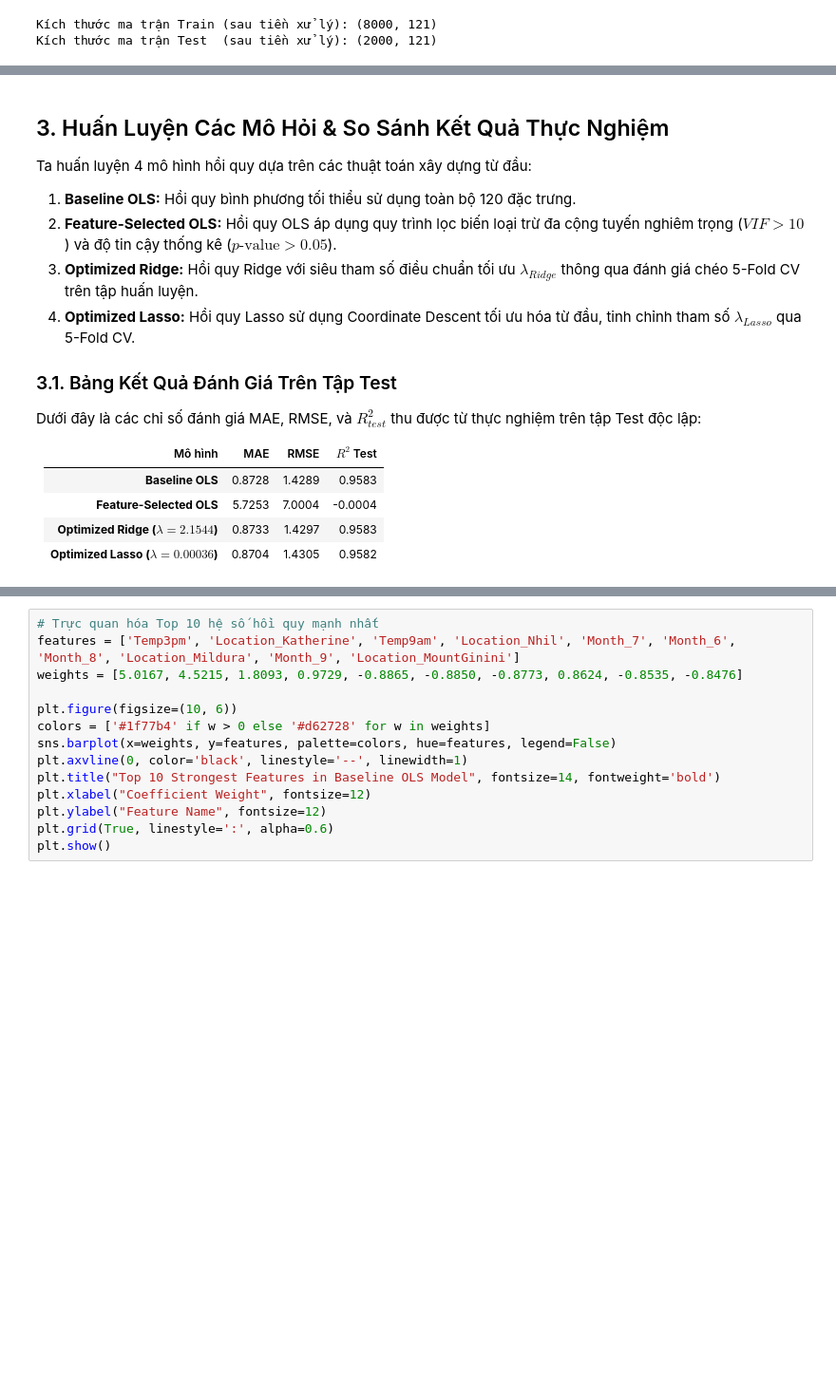
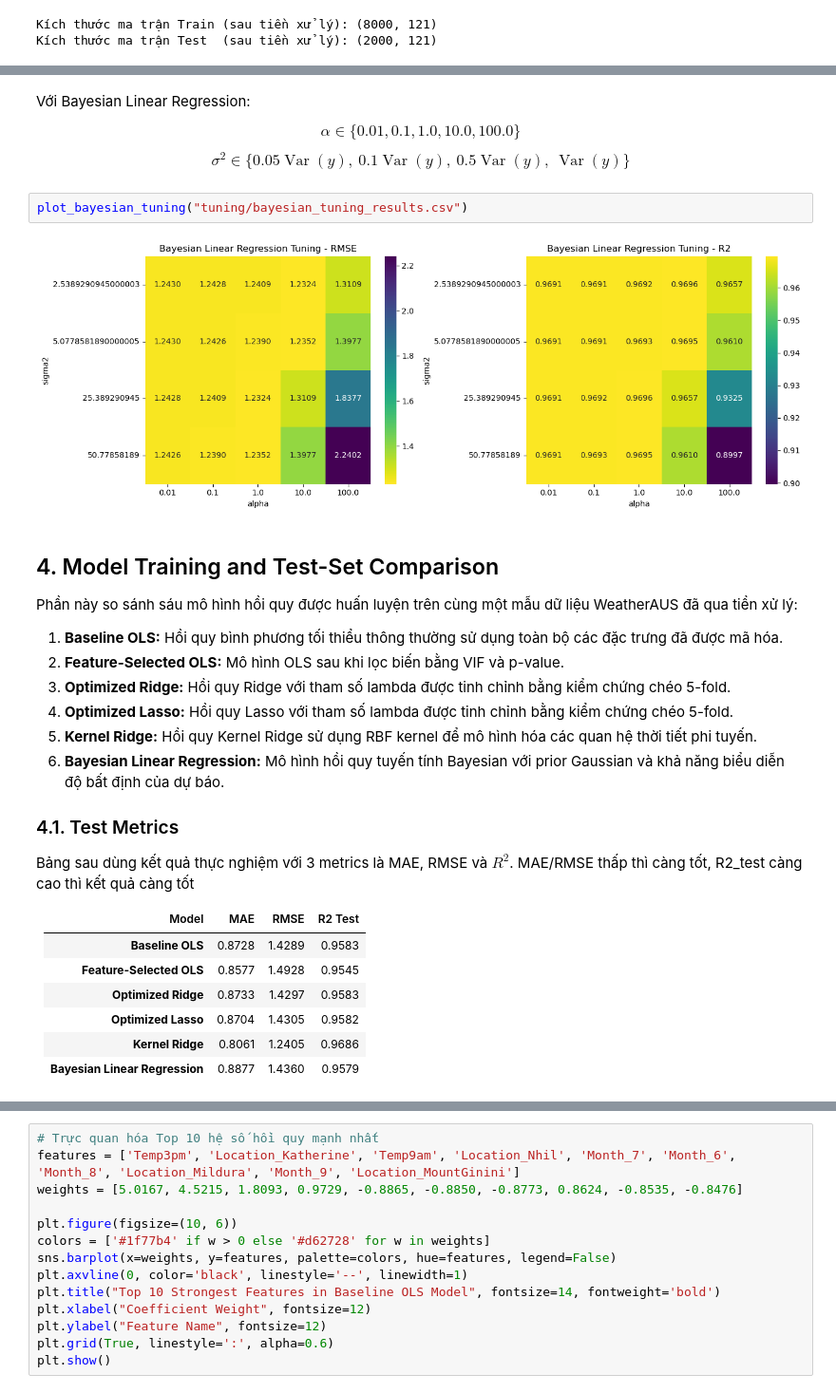
Before and after one commit to Hoaiduc195/project_2, a Jupyter notebook: part2/part2_notebook.ipynb, the cells around one changed output, grey strips where cells are left out. Shown at 95% size. Drawn from its saved outputs; the diff is of its cells as text; blank space fills up the shorter version.

```diff
--- a/part2/part2_notebook.ipynb
+++ b/part2/part2_notebook.ipynb
@@ -93,22 +404,40 @@ Kích thước ma trận Test  (sau tiền xử lý): (2000, 121)
+# %% [markdown]
+Với Bayesian Linear Regression:
+
+$$
+\alpha \in \{0.01, 0.1, 1.0, 10.0, 100.0\}
+$$
+
+$$
+\sigma^2 \in
+\{0.05\operatorname{Var}(y),\ 0.1\operatorname{Var}(y),\ 0.5\operatorname{Var}(y),\ \operatorname{Var}(y)\}
+$$
+# %%
+plot_bayesian_tuning("tuning/bayesian_tuning_results.csv")
+# %% [output]
+[figure, added]
 # %% [markdown]
-## 3. Huấn Luyện Các Mô Hỏi & So Sánh Kết Quả Thực Nghiệm
+## 4. Model Training and Test-Set Comparison
 
-Ta huấn luyện 4 mô hình hồi quy dựa trên các thuật toán xây dựng từ đầu:
-1. **Baseline OLS:** Hồi quy bình phương tối thiểu sử dụng toàn bộ 120 đặc trưng.
-2. **Feature-Selected OLS:** Hồi quy OLS áp dụng quy trình lọc biến loại trừ đa cộng tuyến nghiêm trọng ($VIF > 10$) và độ tin cậy thống kê ($p\text{-value} > 0.05$).
-3. **Optimized Ridge:** Hồi quy Ridge với siêu tham số điều chuẩn tối ưu $\lambda_{Ridge}$ thông qua đánh giá chéo 5-Fold CV trên tập huấn luyện.
-4. **Optimized Lasso:** Hồi quy Lasso sử dụng Coordinate Descent tối ưu hóa từ đầu, tinh chỉnh tham số $\lambda_{Lasso}$ qua 5-Fold CV.
+Phần này so sánh sáu mô hình hồi quy được huấn luyện trên cùng một mẫu dữ liệu WeatherAUS đã qua tiền xử lý:
+1. **Baseline OLS:** Hồi quy bình phương tối thiểu thông thường sử dụng toàn bộ các đặc trưng đã được mã hóa.
+2. **Feature-Selected OLS:** Mô hình OLS sau khi lọc biến bằng VIF và p-value.
+3. **Optimized Ridge:** Hồi quy Ridge với tham số lambda được tinh chỉnh bằng kiểm chứng chéo 5-fold.
+4. **Optimized Lasso:** Hồi quy Lasso với tham số lambda được tinh chỉnh bằng kiểm chứng chéo 5-fold.
+5. **Kernel Ridge:** Hồi quy Kernel Ridge sử dụng RBF kernel để mô hình hóa các quan hệ thời tiết phi tuyến.
+6. **Bayesian Linear Regression:** Mô hình hồi quy tuyến tính Bayesian với prior Gaussian và khả năng biểu diễn độ bất định của dự báo.
 
-### 3.1. Bảng Kết Quả Đánh Giá Trên Tập Test
+### 4.1. Test Metrics
+Bảng sau dùng kết quả thực nghiệm với 3 metrics là MAE, RMSE và $R^2$. MAE/RMSE thấp thì càng tốt, R2_test càng cao thì kết quả càng tốt
 
-Dưới đây là các chỉ số đánh giá MAE, RMSE, và $R^2_{test}$ thu được từ thực nghiệm trên tập Test độc lập:
-
-| Mô hình | MAE | RMSE | $R^2$ Test |
+| Model | MAE | RMSE | R2 Test |
 | :--- | :---: | :---: | :---: |
 | **Baseline OLS** | 0.8728 | 1.4289 | 0.9583 |
-| **Feature-Selected OLS** | 5.7253 | 7.0004 | -0.0004 |
-| **Optimized Ridge ($\lambda = 2.1544$)** | 0.8733 | 1.4297 | 0.9583 |
-| **Optimized Lasso ($\lambda = 0.00036$)** | 0.8704 | 1.4305 | 0.9582 |
+| **Feature-Selected OLS** | 0.8577 | 1.4928 | 0.9545 |
+| **Optimized Ridge** | 0.8733 | 1.4297 | 0.9583 |
+| **Optimized Lasso** | 0.8704 | 1.4305 | 0.9582 |
+| **Kernel Ridge** | 0.8061 | 1.2405 | 0.9686 |
+| **Bayesian Linear Regression** | 0.8877 | 1.4360 | 0.9579 |
 # %%
 # Load và hiển thị trực quan bảng so sánh kết quả đã được lưu từ script benchmarking
 results_df = pd.read_csv("model_comparison_results.csv", index_col=0)
```
Also changed, not shown: parts of 13 cells of this notebook, 4 other files.
